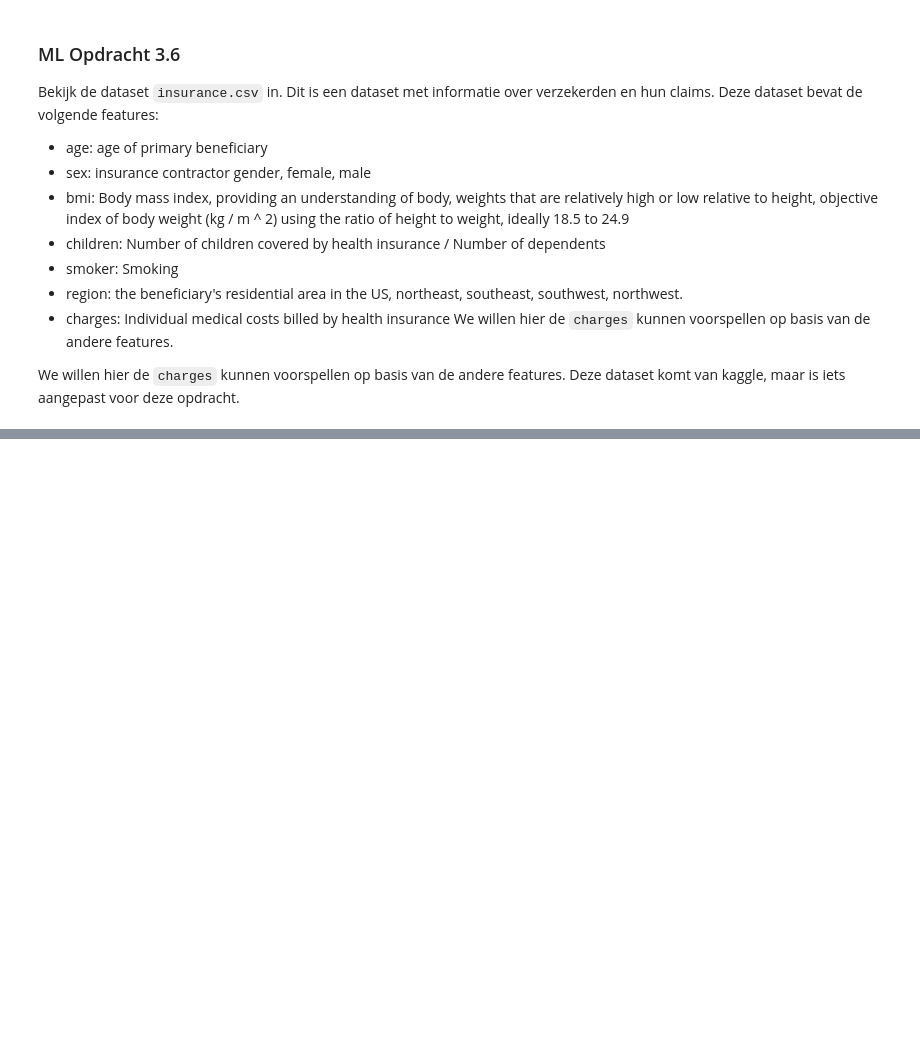
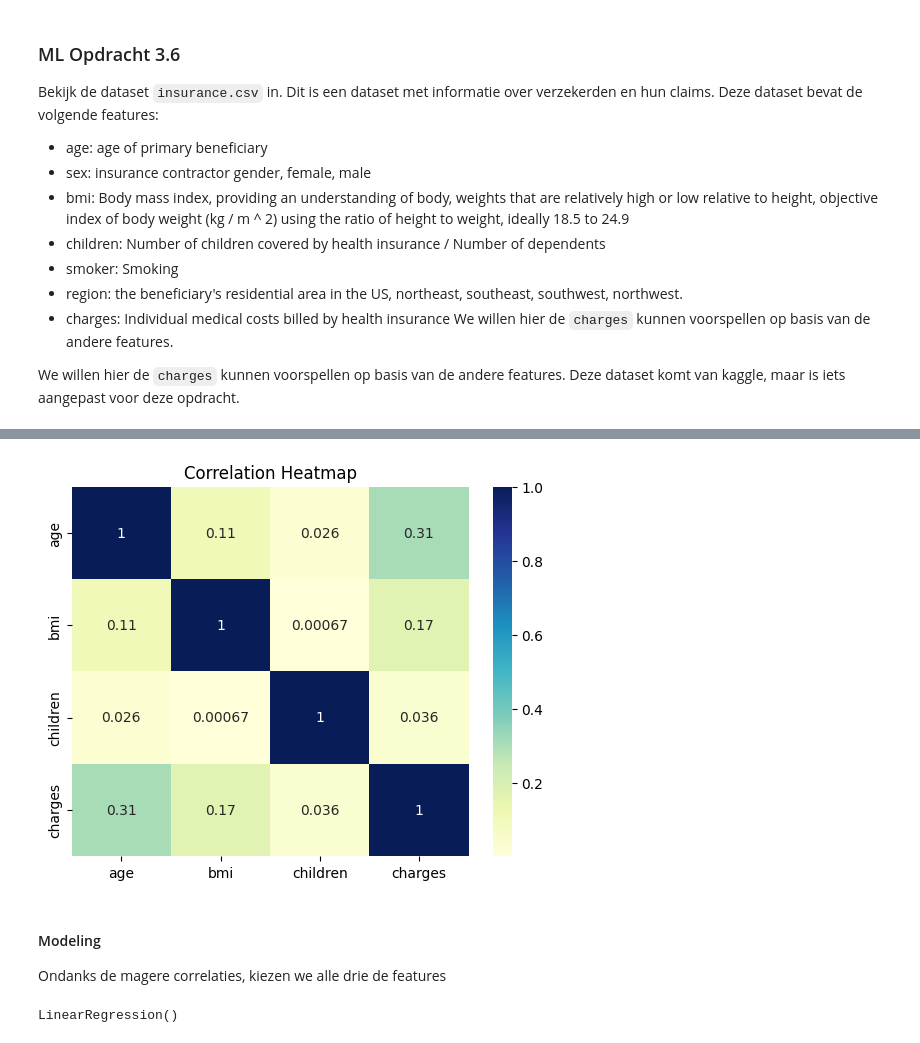
Before and after one commit to melatr/S3_AI_lesmateriaal, a Jupyter notebook: Uitwerkingen/machine_learning_les3.ipynb, the cells around one changed output, grey strips where cells are left out. Cells and saved outputs as stored; diff of their text form; code cells hidden in the pictures; blank space fills up the shorter version.

```diff
--- a/Uitwerkingen/machine_learning_les3.ipynb
+++ b/Uitwerkingen/machine_learning_les3.ipynb
@@ -399,0 +571,26 @@ We willen hier de `charges` kunnen voorspellen op basis van de andere features.
+# %%
+# Numerieke features selecteren en data splitten
+X = df[['age', 'bmi', 'children']]
+y = df['charges']
+X_train, X_test, y_train, y_test = train_test_split(X, y, test_size=0.3, random_state=0)
+# %%
+# Correlaties bepalen
+train = X_train
+train['charges'] = y
+
+corr_matrix = train.corr()
+sns.heatmap(corr_matrix, annot=True, cmap="YlGnBu")
+plt.title("Correlation Heatmap")
+plt.show()
+# %% [output]
+[figure, added]
+# %% [markdown]
+#### Modeling
+Ondanks de magere correlaties, kiezen we alle drie de features
+# %%
+# Model trainen met beste features
+lin_reg_model = LinearRegression()
+X_train = X_train[['age', 'bmi', 'children']]
+lin_reg_model.fit(X_train, y_train)
+# %% [output]
+LinearRegression()
```
Also changed, not shown: parts of 40 cells of this notebook.
